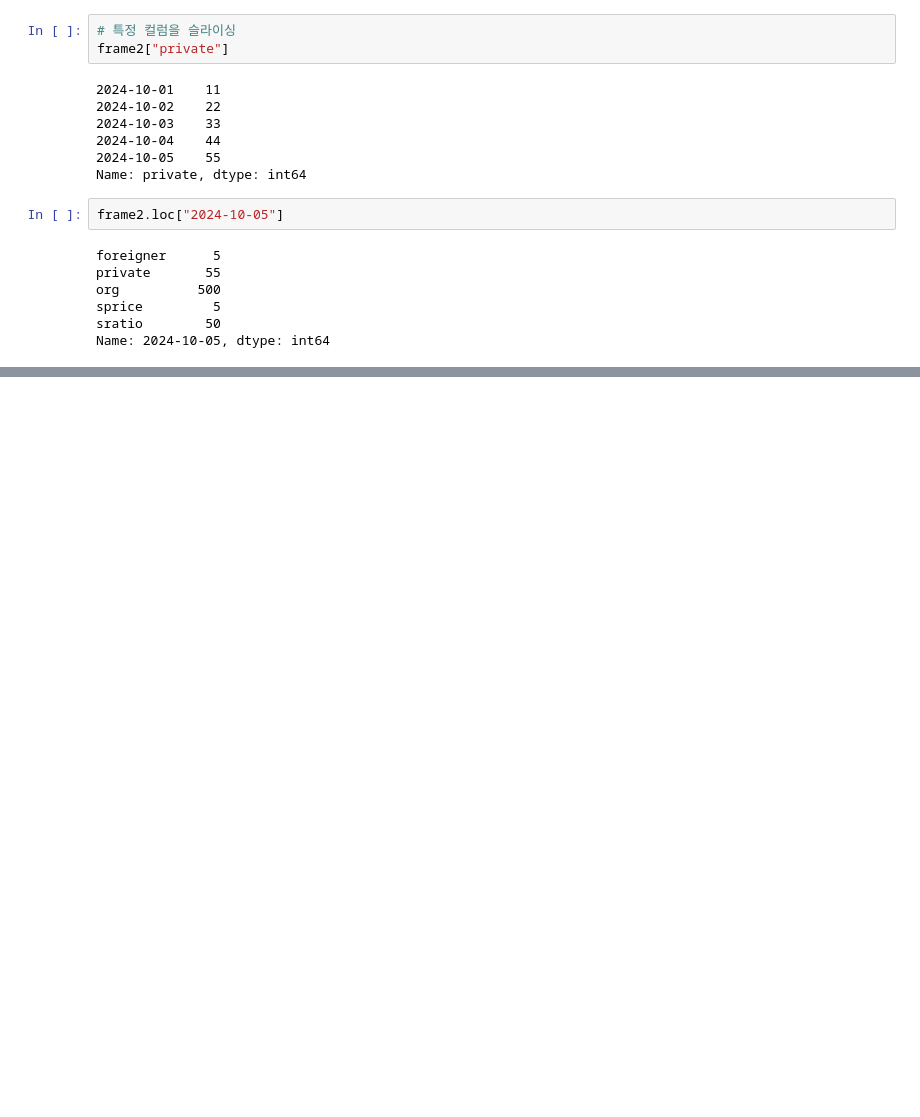
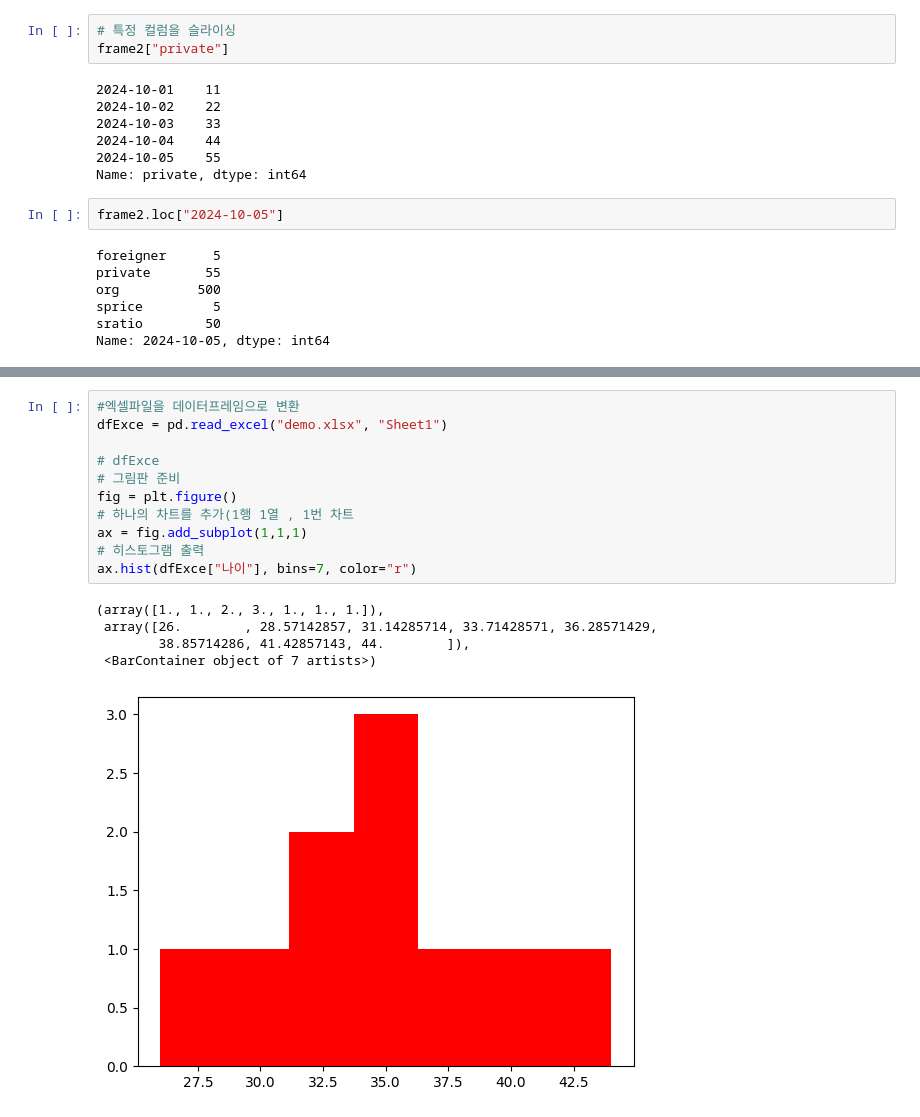
Before and after one commit to yangbeng/python241021, a Jupyter notebook: DemoPandas.ipynb, the cells around one changed output, grey strips where cells are left out. Saved outputs shown, nothing was run; the diff lists cells and outputs as text; blank space fills up the shorter version.

```diff
--- a/DemoPandas.ipynb
+++ b/DemoPandas.ipynb
@@ -84,0 +152,17 @@ Name: 2024-10-05, dtype: int64
+# %%
+#엑셀파일을 데이터프레임으로 변환
+dfExce = pd.read_excel("demo.xlsx", "Sheet1")
+
+# dfExce
+# 그림판 준비
+fig = plt.figure()
+# 하나의 차트를 추가(1행 1열 , 1번 차트
+ax = fig.add_subplot(1,1,1)
+# 히스토그램 출력
+ax.hist(dfExce["나이"], bins=7, color="r")
+# %% [output]
+(array([1., 1., 2., 3., 1., 1., 1.]),
+ array([26.        , 28.57142857, 31.14285714, 33.71428571, 36.28571429,
+        38.85714286, 41.42857143, 44.        ]),
+ <BarContainer object of 7 artists>)
+[figure, added]
```
Also changed, not shown: parts of 8 cells of this notebook, 16 other files.
